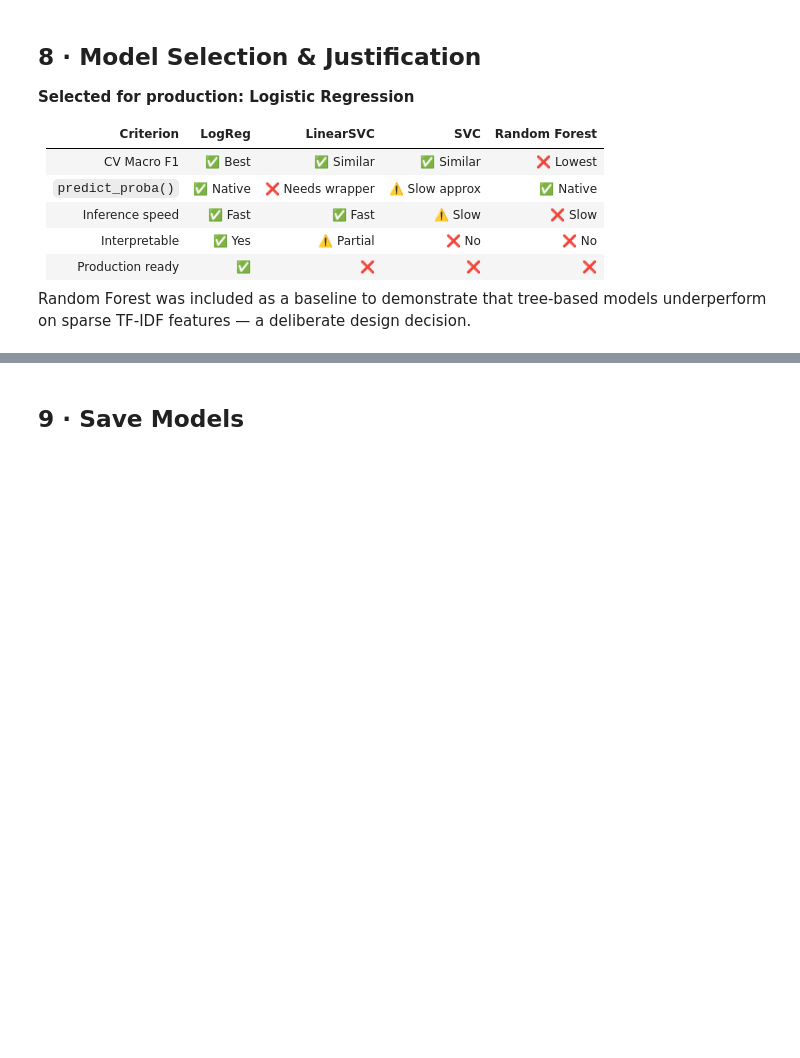
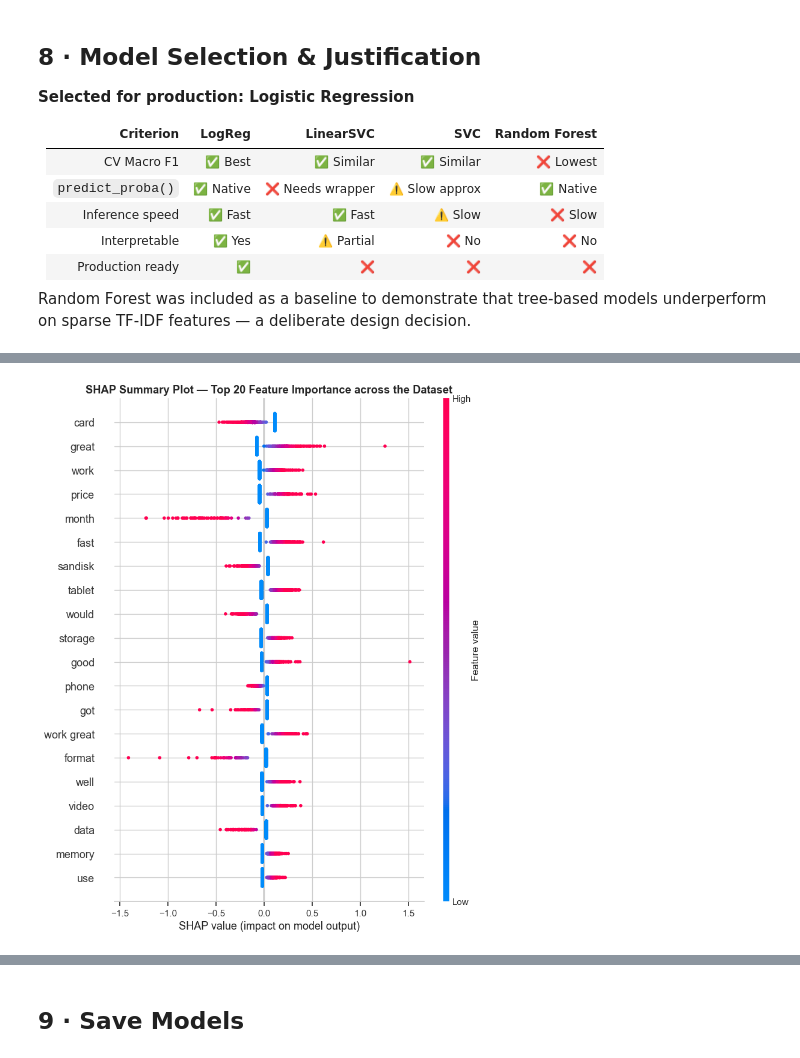
Before and after one commit to ozairshafique/amazon-sentiment-analysis, a Jupyter notebook: notebooks/amazon_sentiment_analysis.ipynb, the cells around one changed output, grey strips where cells are left out. Cells and saved outputs as stored; diff of their text form; code cells hidden in the pictures; blank space fills up the shorter version.

```diff
--- a/notebooks/amazon_sentiment_analysis.ipynb
+++ b/notebooks/amazon_sentiment_analysis.ipynb
@@ -619,0 +632,25 @@ Random Forest was included as a baseline to demonstrate that tree-based models u
+# %%
+import shap
+from sklearn.base import clone
+
+# Making pipelines compatible with SHAP
+# Train a copy of production pipeline on train data to explain predictions on data which is not used in training (test set). This is to avoid data leakage and ensure that the explanations are valid.
+
+shap_pipeline = clone(results["Logistic Regression"]["pipeline"]).fit(X_train, y_train)
+
+prep = shap_pipeline.named_steps["preprocess"]
+tfidf = shap_pipeline.named_steps["tfidf"]
+clf = shap_pipeline.named_steps["clf"]
+
+# Same transformations the model sees: clean text -> TF-IDF (sparse matrix)
+
+X_train_tfidf = tfidf.transform(prep.transform(X_train))
+X_test_tfidf = tfidf.transform(prep.transform(X_test))
+feature_names = tfidf.get_feature_names_out()
+
+# Linear explainer for Logistic Regression
+explainer = shap.LinearExplainer(clf, shap.maskers.Independent(X_train_tfidf))
+shap_values = explainer(X_test_tfidf)
+shap_values.feature_names = list(feature_names)
+
+print(f"SHAP values computed for {shap_values.shape[0]} reviews x {shap_values.shape[1]:,} features.")
@@ -619,0 +663,15 @@ Random Forest was included as a baseline to demonstrate that tree-based models u
+# %%
+# SHAP summary plot
+plt.close("all")
+
+# Globl explaination: which features are most important across the dataset
+# Positive SHAP values indicate features that push the model towards predicting positive sentiment, while negative SHAP values indicate features that push the model towards predicting negative sentiment.
+
+shap.summary_plot(shap_values.values,X_test_tfidf.toarray(), feature_names=feature_names, max_display=20, show=False)
+
+plt.title("SHAP Summary Plot — Top 20 Feature Importance across the Dataset", fontweight="bold")
+plt.tight_layout()
+plt.savefig(IMAGES_DIR / "shap_summary_plot.png", dpi=150, bbox_inches="tight")
+plt.show()
+# %% [output]
+[figure, added]
```
Also changed, not shown: parts of 11 cells of this notebook.
